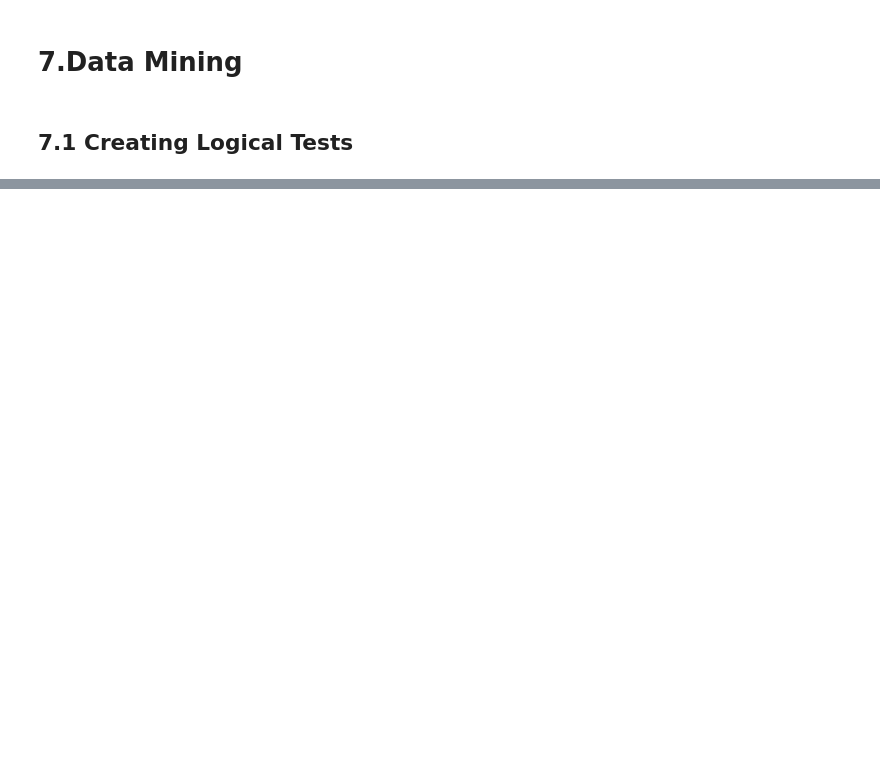
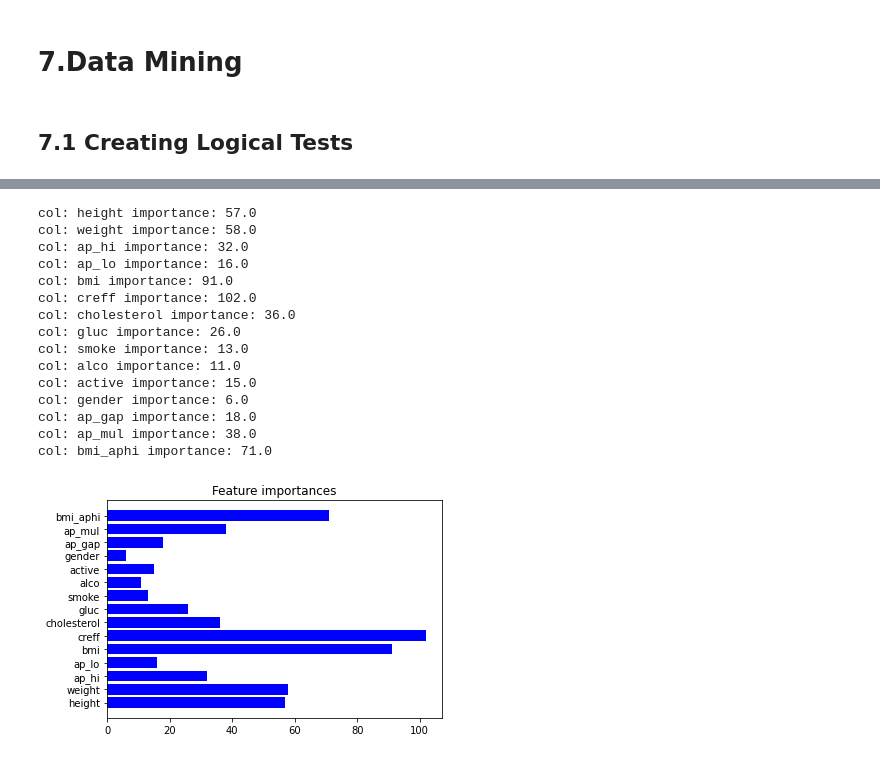
Before and after one commit to zhou373/infosys722, a Jupyter notebook: BDAS.ipynb, the cells around one changed output, grey strips where cells are left out. Saved outputs shown, nothing was run; the diff lists cells and outputs as text; code cells hidden in the pictures; blank space fills up the shorter version.

```diff
--- a/BDAS.ipynb
+++ b/BDAS.ipynb
@@ -732,0 +926,29 @@ INFO:XGBoost-PySpark:Do the inference on the CPUs
+# %%
+col_list = []
+importance_list = []
+for c, v in zip(assembler.getInputCols(), xgc_model.get_feature_importances().values()):
+    col_list.append(c)
+    importance_list.append(v)
+    print('col: %s'%c, 'importance: %.1f'%v)
+
+plt.figure()
+plt.title("Feature importances")
+plt.barh(col_list, importance_list, color="b")
+plt.show()
+# %% [output]
+col: height importance: 57.0
+col: weight importance: 58.0
+col: ap_hi importance: 32.0
+col: ap_lo importance: 16.0
+col: bmi importance: 91.0
+col: creff importance: 102.0
+col: cholesterol importance: 36.0
+col: gluc importance: 26.0
+col: smoke importance: 13.0
+col: alco importance: 11.0
+col: active importance: 15.0
+col: gender importance: 6.0
+col: ap_gap importance: 18.0
+col: ap_mul importance: 38.0
+col: bmi_aphi importance: 71.0
+[figure, added]
```
Also changed, not shown: parts of 36 cells of this notebook, 1 other file.
